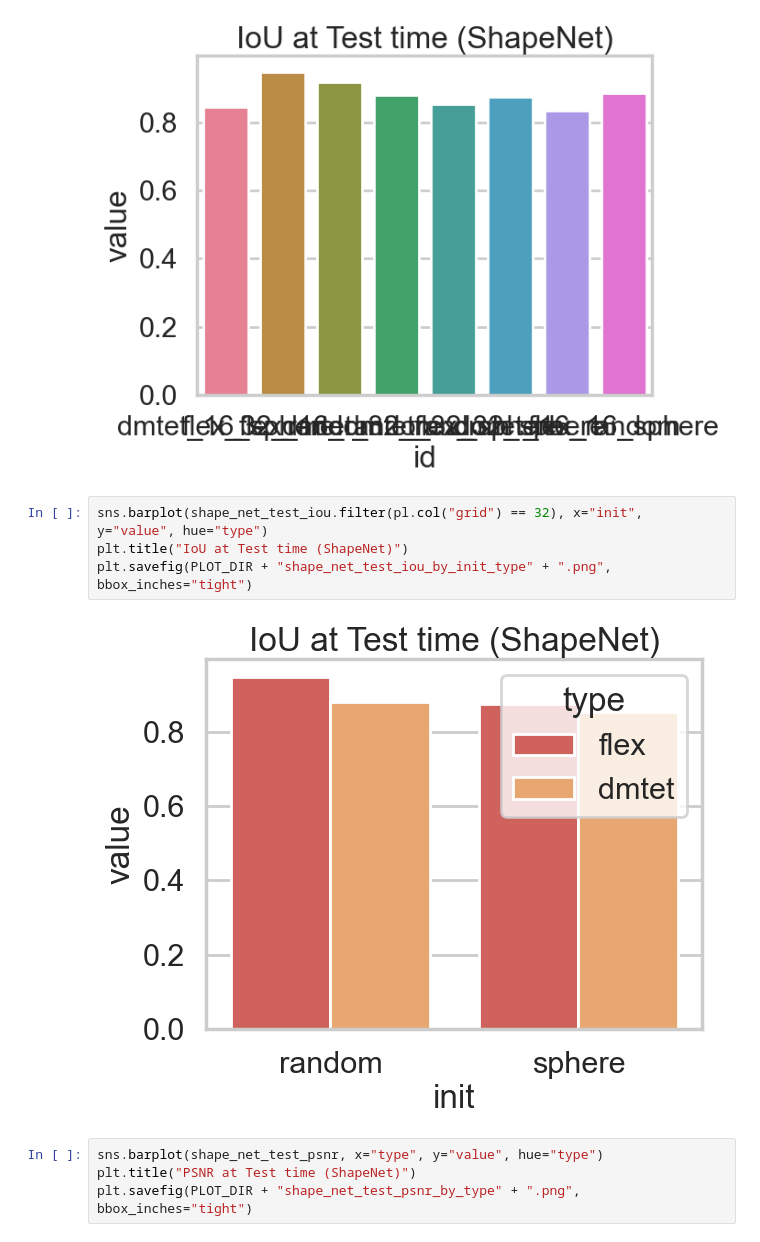
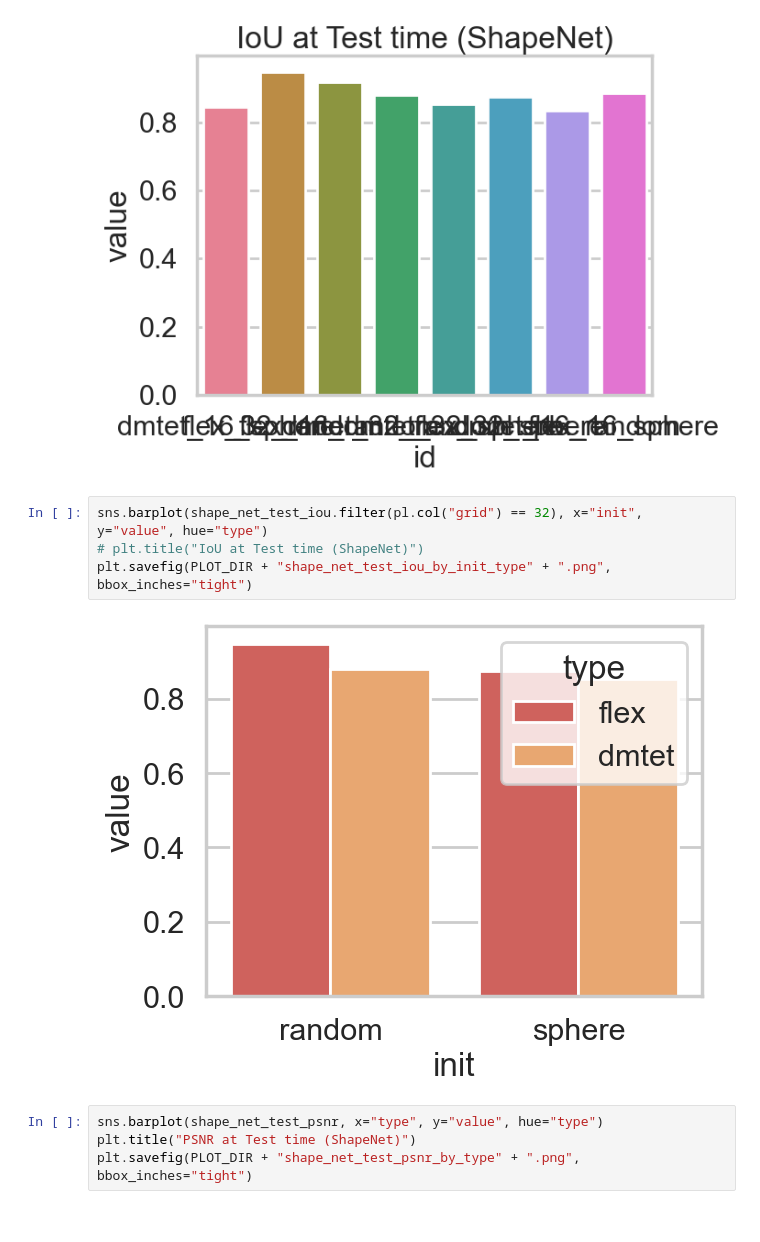
Before and after one commit to kataikko/dll2025project, a Jupyter notebook: plotting/plotting.ipynb, the cells around one changed output. Drawn from its saved outputs; the diff is of its cells as text.

```diff
--- a/plotting/plotting.ipynb
+++ b/plotting/plotting.ipynb
@@ -179,10 +179,10 @@ plt.savefig(PLOT_DIR + "shape_net_test_iou_by_id" + ".png", bbox_inches="tight")
 [figure]
 # %%
 sns.barplot(shape_net_test_iou.filter(pl.col("grid") == 32), x="init", y="value", hue="type")
-plt.title("IoU at Test time (ShapeNet)")
+# plt.title("IoU at Test time (ShapeNet)")
 plt.savefig(PLOT_DIR + "shape_net_test_iou_by_init_type" + ".png", bbox_inches="tight")
 # %% [output]
-[figure, old version]
+[figure, new version]
 # %%
 sns.barplot(shape_net_test_psnr, x="type", y="value", hue="type")
 plt.title("PSNR at Test time (ShapeNet)")
```
Also changed, not shown: parts of 4 cells of this notebook, 20 other files.
